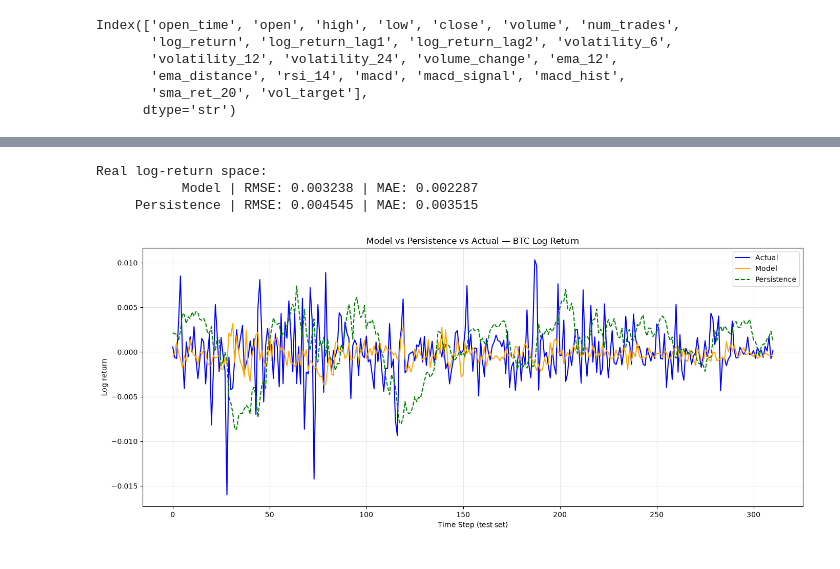
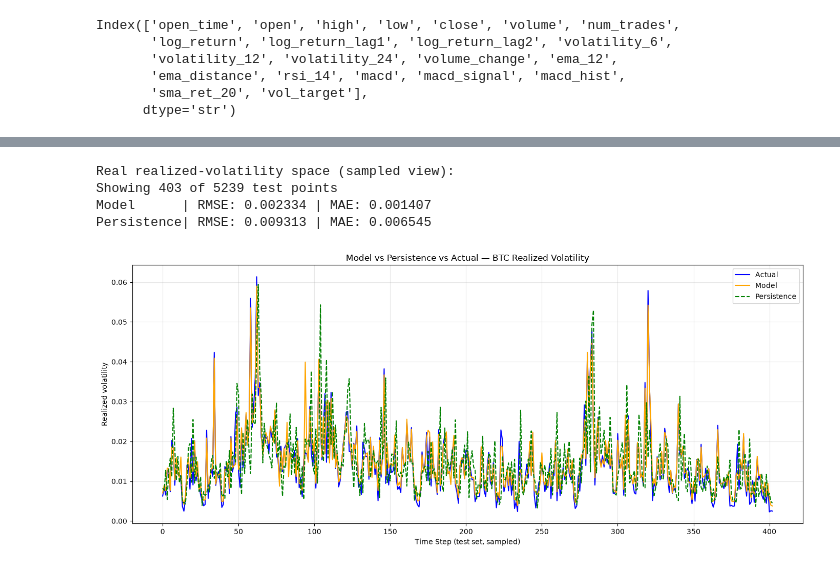
Before and after one commit to SANIC6/Bitcoin-Predictor, a Jupyter notebook: model 4.ipynb, the cells around one changed output, grey strips where cells are left out. Saved outputs shown, nothing was run; the diff lists cells and outputs as text; code cells hidden in the pictures.

```diff
--- a/model 4.ipynb
+++ b/model 4.ipynb
@@ -338,10 +357,12 @@ Model(
 # %%
+model = Model(X_train.shape[-1], hidden_size=8, num_layers=2,dropout=0.3)
+model
 import matplotlib.pyplot as plt
 
-learning_rate = 1e-4
-num_epochs = 500
-criterion = nn.HuberLoss()
-optimizer = optim.Adam(model.parameters(), lr=learning_rate, weight_decay=1e-5)
+learning_rate = 0.01
+num_epochs = 60
+criterion = nn.MSELoss()
+optimizer = optim.SGD(model.parameters(), lr=learning_rate, weight_decay=1e-7)
 
 training_loss = []
 testing_loss = []
@@ -390,6 +411,6 @@ Epoch 500/500 - train_loss: 0.201081 - val_loss: 0.197722
 # %%
 model.eval()
-
+criterion =  nn.MSELoss()
 test_loss = 0.0
 with torch.no_grad():
     for feature, label in test_data_loader:
@@ -602,37 +622,45 @@ overall accuracy: 45.7%
 # %%
 import matplotlib.pyplot as plt
 
-# model predictions in real log-return space
-pred_logret = preds * target_std + target_mean
-actual_logret = actuals * target_std + target_mean
+# Use a smaller sample of the test period for readability
+n_show = 400
+stride = max(1, len(actuals) // n_show)
+plot_idx = np.arange(0, len(actuals), stride)
 
-# persistence baseline: last observed log_return in each window
-persist_logret = X_test[:, -1, -1] * target_std + target_mean
+pred_plot = (preds * target_std + target_mean).detach().cpu().numpy()[plot_idx]
+actual_plot = (actuals * target_std + target_mean).detach().cpu().numpy()[plot_idx]
+persist_plot = (X_test[:, -1, 3] * target_std + target_mean)[::stride]
 
-# Metrics
-def metrics(pred, actual, name):
-    rmse = np.sqrt(((pred - actual) ** 2).mean())
-    mae = np.abs(pred - actual).mean()
-    print(f"{name:>16} | RMSE: {rmse:.6f} | MAE: {mae:.6f}")
+print("Real realized-volatility space (sampled view):")
+print(f"Showing {len(plot_idx)} of {len(actuals)} test points")
 
-print("Real log-return space:")
-metrics(np.array(pred_logret), np.array(actual_logret), "Model")
-metrics(persist_logret, np.array(actual_logret), "Persistence")
+# Metrics on the full test set still remain the same
+full_pred = (preds * target_std + target_mean).detach().cpu().numpy()
+full_actual = (actuals * target_std + target_mean).detach().cpu().numpy()
+full_persist = (X_test[:, -1, 3] * target_std + target_mean)
 
-# Plot
+rmse_model = np.sqrt(((full_pred - full_actual) ** 2).mean())
+rmse_persist = np.sqrt(((full_persist - full_actual) ** 2).mean())
+mae_model = np.abs(full_pred - full_actual).mean()
+mae_persist = np.abs(full_persist - full_actual).mean()
+print(f"Model      | RMSE: {rmse_model:.6f} | MAE: {mae_model:.6f}")
+print(f"Persistence| RMSE: {rmse_persist:.6f} | MAE: {mae_persist:.6f}")
+
+# Plot the sampled subset only
 plt.figure(figsize=(14, 6))
-plt.plot(np.array(actual_logret), label="Actual", color="blue", linewidth=1.5)
-plt.plot(np.array(pred_logret), label="Model", color="orange", linewidth=1.5)
-plt.plot(persist_logret, label="Persistence", color="green", linewidth=1.5, linestyle="--")
-plt.xlabel("Time Step (test set)")
-plt.ylabel("Log return")
-plt.title("Model vs Persistence vs Actual — BTC Log Return")
+plt.plot(actual_plot, label="Actual", color="blue", linewidth=1.5)
+plt.plot(pred_plot, label="Model", color="orange", linewidth=1.5)
+plt.plot(persist_plot, label="Persistence", color="green", linewidth=1.5, linestyle="--")
+plt.xlabel("Time Step (test set, sampled)")
+plt.ylabel("Realized volatility")
+plt.title("Model vs Persistence vs Actual — BTC Realized Volatility")
 plt.legend()
 plt.grid(True, alpha=0.3)
 plt.tight_layout()
 plt.show()
 # %% [output]
-Real log-return space:
-           Model | RMSE: 0.003238 | MAE: 0.002287
-     Persistence | RMSE: 0.004545 | MAE: 0.003515
+Real realized-volatility space (sampled view):
+Showing 403 of 5239 test points
+Model      | RMSE: 0.002334 | MAE: 0.001407
+Persistence| RMSE: 0.009313 | MAE: 0.006545
-[figure, old version]
+[figure, new version]
```
Also changed, not shown: parts of 14 cells of this notebook, 2 other files.
